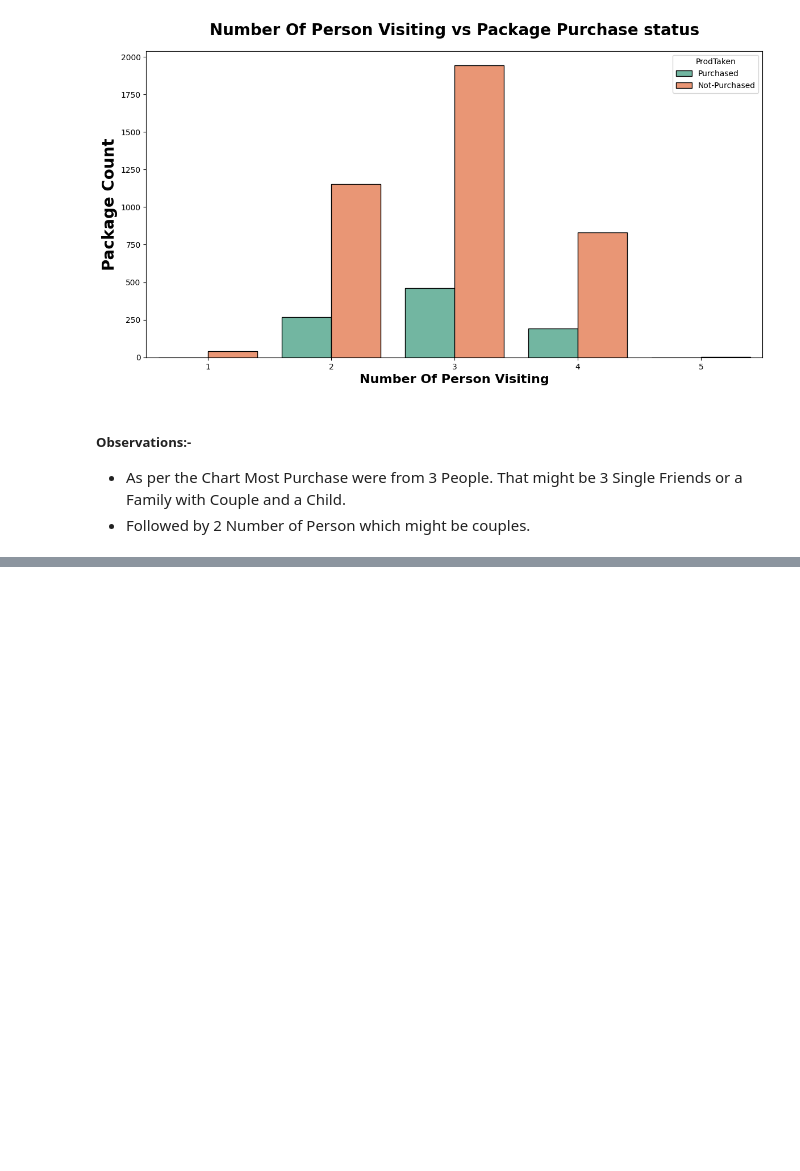
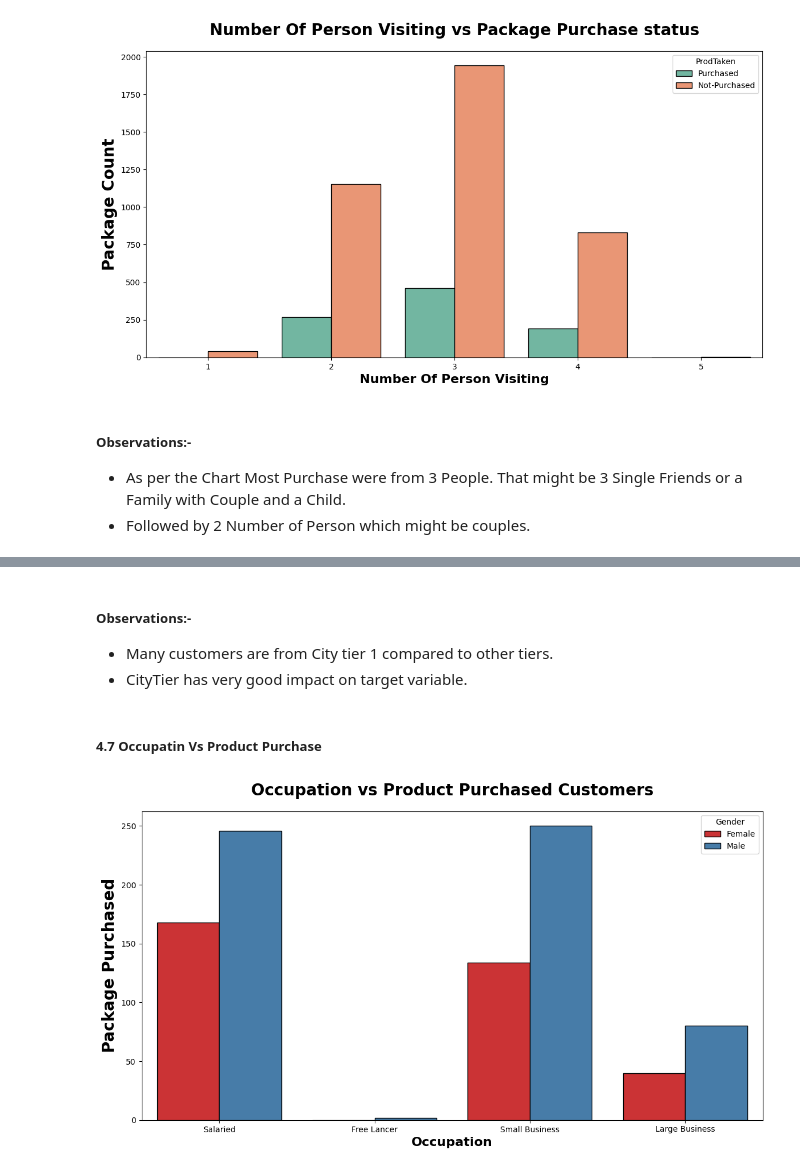
Before and after one commit to HARSHALKUMRE/Tourism-package, a Jupyter notebook: notebooks/1._EDA_On_Tourism_Package.ipynb, the cells around one changed output, grey strips where cells are left out. Drawn from its saved outputs; the diff is of its cells as text; code cells hidden in the pictures; blank space fills up the shorter version.

```diff
--- a/notebooks/1._EDA_On_Tourism_Package.ipynb
+++ b/notebooks/1._EDA_On_Tourism_Package.ipynb
@@ -662,0 +728,17 @@ plt.show()
+# %% [markdown]
+##### Observations:-
+- Many customers are from City tier 1 compared to other tiers.
+- CityTier has very good impact on target variable.
+# %% [markdown]
+##### 4.7 Occupatin Vs Product Purchase
+# %%
+plt.subplots(figsize=(14, 7))
+sns.countplot(x="Occupation", hue="Gender", data=df2, ec="black", palette="Set1")
+plt.title(
+    "Occupation vs Product Purchased Customers", weight="bold", fontsize=20, pad=20
+)
+plt.ylabel("Package Purchased", weight="bold", fontsize=20)
+plt.xlabel("Occupation", weight="bold", fontsize=16)
+plt.show()
+# %% [output]
+[figure, added]
```
Also changed, not shown: parts of 34 cells of this notebook.
